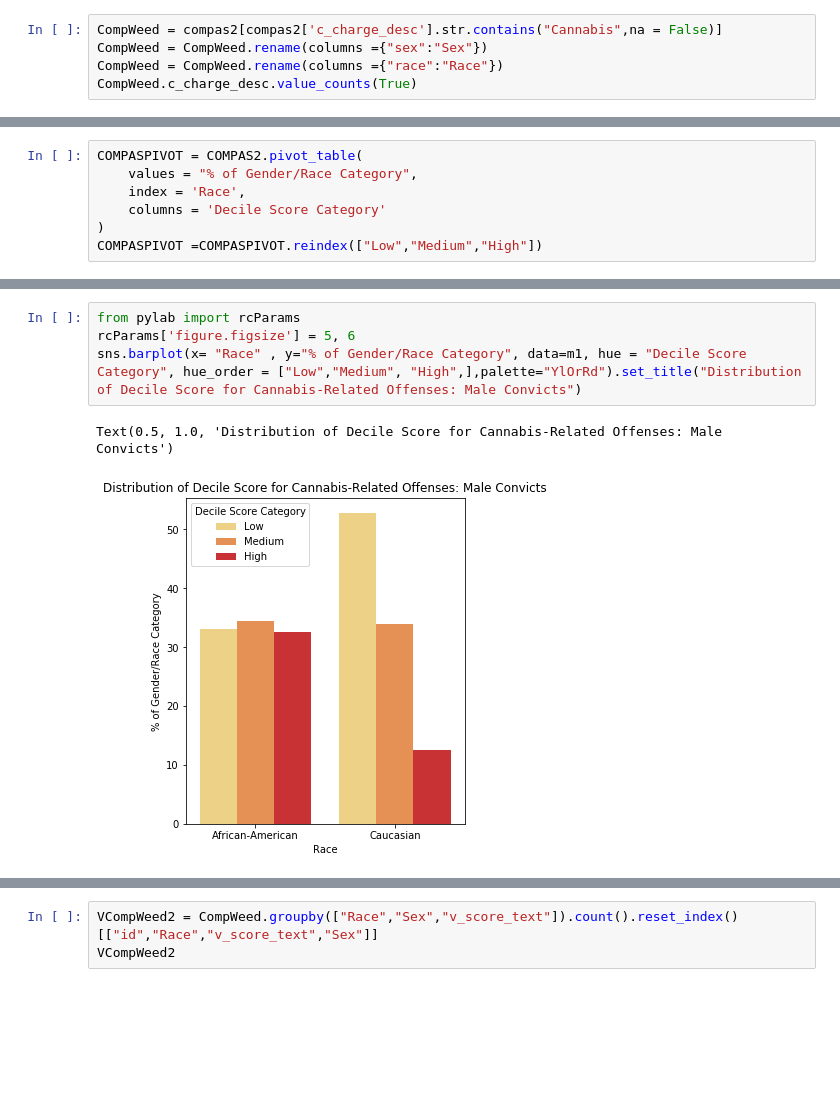
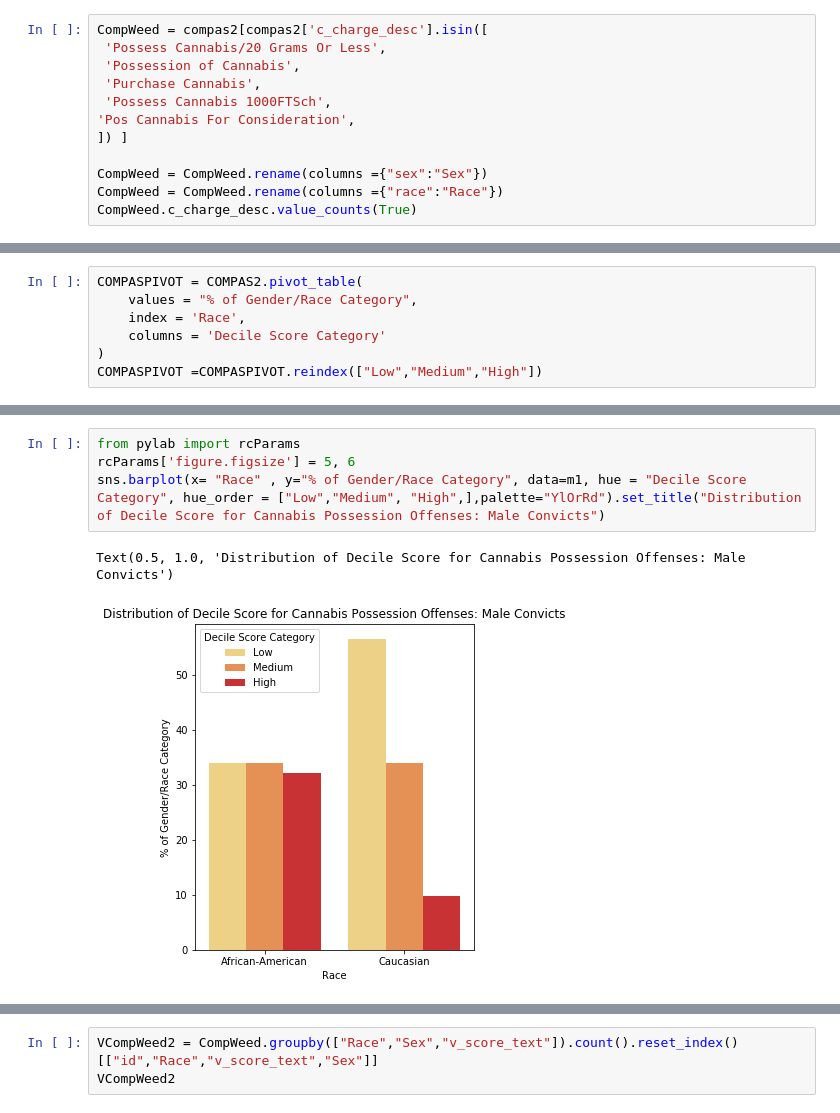
Before and after one commit to CyrusRR/iXDSCourseProject1, a Jupyter notebook: compas-analysis-master/CompasCannabis.ipynb, the cells around one changed output, grey strips where cells are left out. Cells and saved outputs as stored; diff of their text form; blank space fills up the shorter version.

```diff
--- a/compas-analysis-master/CompasCannabis.ipynb
+++ b/compas-analysis-master/CompasCannabis.ipynb
@@ -64,7 +64,14 @@ Asian               0.004933
 Native American     0.003402
 Name: race, dtype: float64
 # %%
-CompWeed = compas2[compas2['c_charge_desc'].str.contains("Cannabis",na = False)]
+CompWeed = compas2[compas2['c_charge_desc'].isin([
+ 'Possess Cannabis/20 Grams Or Less',
+ 'Possession of Cannabis',
+ 'Purchase Cannabis',
+ 'Possess Cannabis 1000FTSch',
+'Pos Cannabis For Consideration',
+]) ]
+
 CompWeed = CompWeed.rename(columns ={"sex":"Sex"})
 CompWeed = CompWeed.rename(columns ={"race":"Race"})
 CompWeed.c_charge_desc.value_counts(True)
@@ -212,10 +205,10 @@ Sex2 = (sns.barplot(x= "Race" , y="% of Gender/Race Category", data=m2, hue = "D
 # %%
 from pylab import rcParams
 rcParams['figure.figsize'] = 5, 6
-sns.barplot(x= "Race" , y="% of Gender/Race Category", data=m1, hue = "Decile Score Category", hue_order = ["Low","Medium", "High",],palette="YlOrRd").set_title("Distribution of Decile Score for Cannabis-Related Offenses: Male Convicts")
+sns.barplot(x= "Race" , y="% of Gender/Race Category", data=m1, hue = "Decile Score Category", hue_order = ["Low","Medium", "High",],palette="YlOrRd").set_title("Distribution of Decile Score for Cannabis Possession Offenses: Male Convicts")
 # %% [output]
-Text(0.5, 1.0, 'Distribution of Decile Score for Cannabis-Related Offenses: Male Convicts')
+Text(0.5, 1.0, 'Distribution of Decile Score for Cannabis Possession Offenses: Male Convicts')
-[figure, old version]
+[figure, new version]
 # %%
 MaleCannabis = m1.pivot_table(
     values = "% of Gender/Race Category",
```
Also changed, not shown: parts of 8 cells of this notebook, 2 other files.
